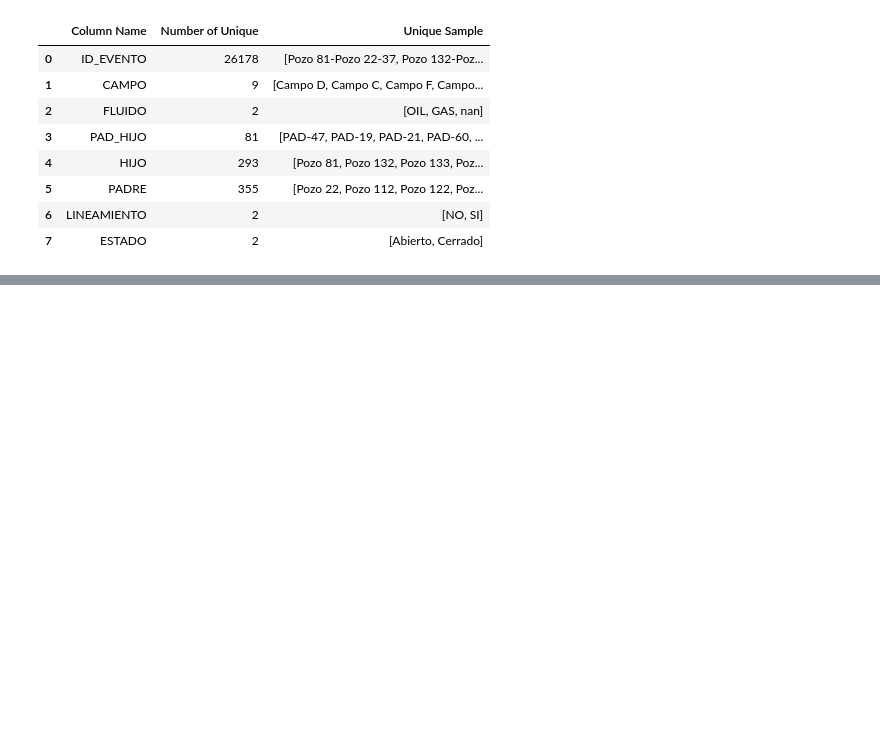
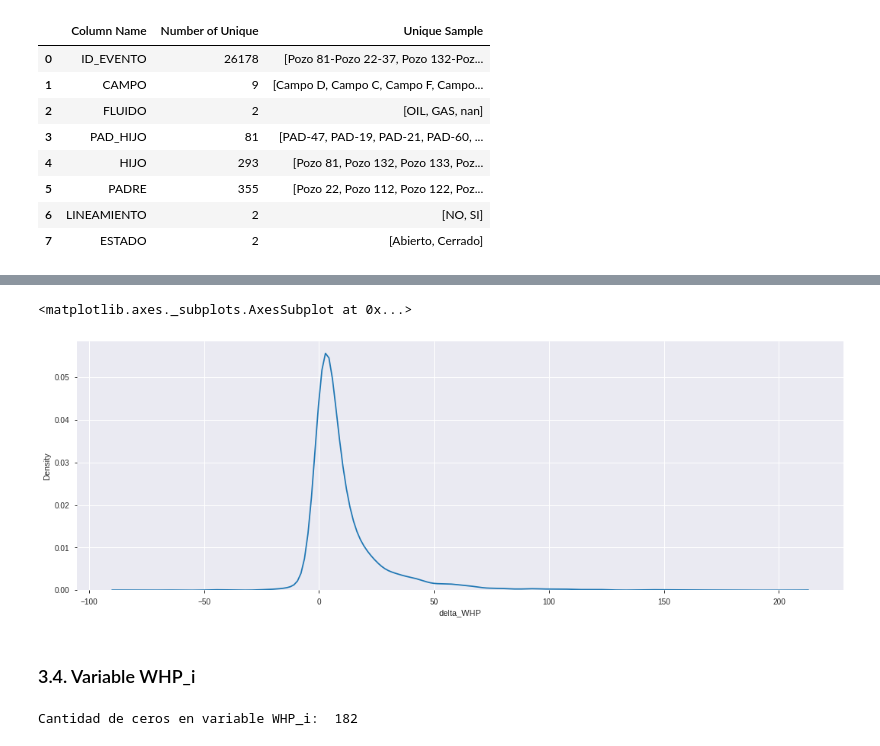
Before and after one commit to GerardoToso/Competencia-FSadosky-e-YPF-, a Jupyter notebook: 01_Analisis_exploratorio_de_datos.ipynb, the cells around one changed output, grey strips where cells are left out. Saved outputs shown, nothing was run; the diff lists cells and outputs as text; code cells hidden in the pictures; blank space fills up the shorter version.

```diff
--- a/01_Analisis_exploratorio_de_datos.ipynb
+++ b/01_Analisis_exploratorio_de_datos.ipynb
@@ -185,0 +224,14 @@ tabel_unique
+# %%
+# Distribución de variable delta_WHP sin tomar en cuenta cuando vale cero. Esto se hace para tener mejor apreciacion de la distribución
+plt.figure(figsize=(18, 6))
+sns.kdeplot(data=df[df.delta_WHP != 0], x="delta_WHP",cut = 0,palette='Set1')
+# %% [output]
+<matplotlib.axes._subplots.AxesSubplot at 0x...>
+[figure, added]
+# %% [markdown]
+<a id="34"></a>
+### 3.4. Variable WHP_i
+# %%
+print("Cantidad de ceros en variable WHP_i: ",(df["WHP_i"] == 0).sum())
+# %% [output]
+Cantidad de ceros en variable WHP_i:  182
```
Also changed, not shown: parts of 18 cells of this notebook.
